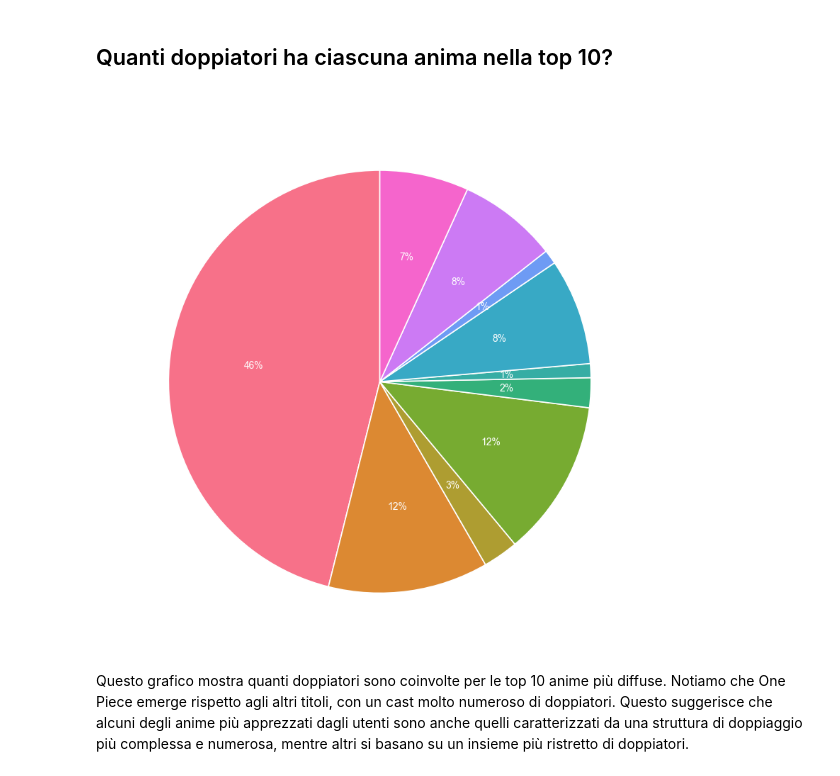
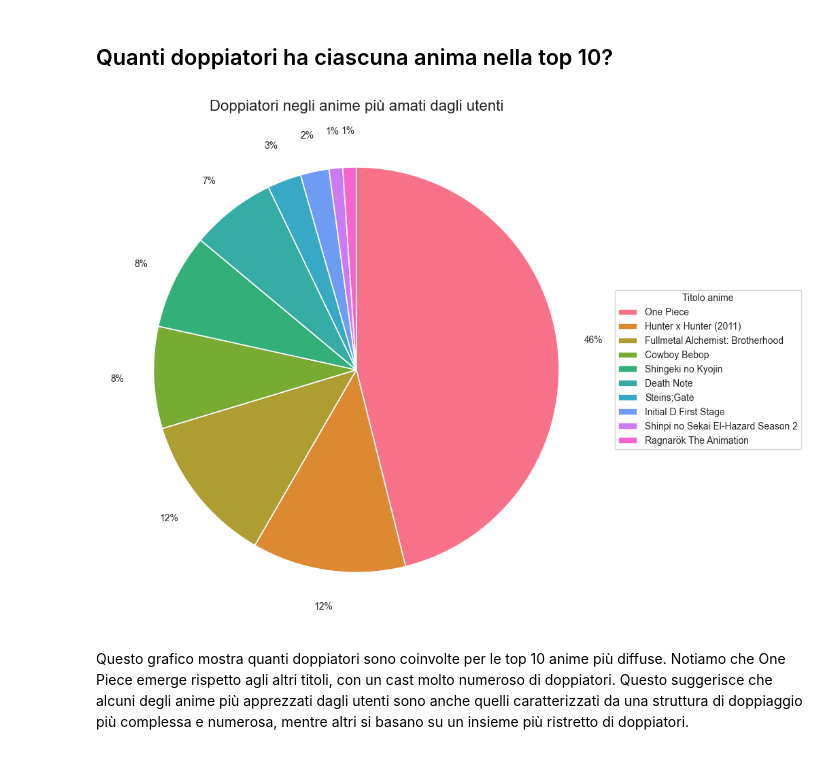
Before and after one commit to kledisateqja/hci-assignment, a Jupyter notebook: solution/notebook/storytelling.ipynb, the cells around one changed output. Saved outputs shown, nothing was run; the diff lists cells and outputs as text; code cells hidden in the pictures.

Commit message:
fix: sistemazione colore grafici

```diff
--- a/solution/notebook/storytelling.ipynb
+++ b/solution/notebook/storytelling.ipynb
@@ -526,48 +526,81 @@ Questi due grafici mostrano la struttura e la popolarità dei personaggi negli a
 # %% [markdown]
 ## Quanti doppiatori ha ciascuna anima nella top 10?
 # %%
+#preparazione dati
 details = df_details.copy()
 favs = df_favs.copy()
+
 voice_works = df_person_voice_works.copy()
-
 valid_mal_ids = details["mal_id"].unique()
 filtered_favs = favs[favs["mal_id"].isin(valid_mal_ids)]
 
 top_anime = filtered_favs["mal_id"].value_counts().head(10).reset_index()
 top_anime.columns = ["mal_id", "fav_count"]
 
-top_anime = pd.merge(top_anime, details[["mal_id", "title"]], on="mal_id", how="inner")
+top_anime = pd.merge(
+    top_anime, details[["mal_id", "title"]], on="mal_id", how="inner"
+)
 
 voice_actor_counts = (
     voice_works[voice_works["anime_mal_id"].isin(top_anime["mal_id"])]
     .groupby("anime_mal_id")["person_mal_id"]
     .nunique()
     .reset_index()
 )
+
 voice_actor_counts.columns = ["mal_id", "distinct_voice_actors"]
 
-top_anime_voice = pd.merge(top_anime, voice_actor_counts, on="mal_id", how="left")
-top_anime_voice["distinct_voice_actors"] = top_anime_voice["distinct_voice_actors"].fillna(0).astype(int)
+top_anime_voice = pd.merge(
+    top_anime, voice_actor_counts , on="mal_id", how="left"
+)
 
+top_anime_voice["distinct_voice_actors"] = (
+    top_anime_voice["distinct_voice_actors"]
+    .fillna(0)
+    .astype(int)
+)
+
+top_anime_voice = top_anime_voice.sort_values(
+    "distinct_voice_actors", ascending=False
+)
+
+# PLOT
+plt.style.use("default")
+sns.set_style("whitegrid")
 palette = sns.color_palette("husl", len(top_anime_voice))
-fig, ax = plt.subplots(figsize=(11, 8), facecolor="white")
+fig, ax = plt.subplots(figsize=(12, 8), facecolor="white")
 fig.patch.set_facecolor("white")
 ax.set_facecolor("white")
 
-ax.pie(
-    top_anime_voice["distinct_voice_actors"],
-    labels=top_anime_voice["title"],
-    autopct="%1.0f%%",
-    startangle=90,
-    colors=palette,
-    wedgeprops={"edgecolor": "white", "linewidth": 1.2}
+wedges, texts = ax.pie(
+    top_anime_voice["distinct_voice_actors"], startangle=90 , counterclock=False, colors=palette , wedgeprops={"edgecolor": "white", "linewidth": 1.2}
 )
 
-ax.set_title("Voice actors in the top 10 most popular anime", fontsize=16)
+total = top_anime_voice["distinct_voice_actors"].sum()
+
+for wedge, value in zip(wedges, top_anime_voice["distinct_voice_actors"]):
+    angle = (wedge.theta2 + wedge.theta1) / 2
+    x = np.cos(np.deg2rad(angle))
+    y = np.sin(np.deg2rad(angle))
+
+    percentage = value / total * 100
+    ax.annotate(
+        f"{percentage:.0f}%", xy=(x, y), xytext=(1.18 * x, 1.18 * y), ha="center", va="center", arrowprops=dict(arrowstyle="-", connectionstyle="arc3")
+    )
+
+ax.set_title(
+    "Doppiatori negli anime più amati dagli utenti",
+    fontsize=16
+)
+
+ax.legend(
+    wedges, top_anime_voice["title"], title="Titolo anime",  loc="center left", bbox_to_anchor=(1, 0.5)
+)
+
 plt.tight_layout()
 plt.show()
 # %% [output]
-[figure, old version]
+[figure, new version]
 # %% [markdown]
 Questo grafico mostra quanti doppiatori sono coinvolte per le top 10 anime più diffuse. Notiamo che One Piece emerge rispetto agli altri titoli, con un cast molto numeroso di doppiatori. Questo suggerisce che alcuni degli anime più apprezzati dagli utenti sono anche quelli caratterizzati da una struttura di doppiaggio più complessa e numerosa, mentre altri si basano su un insieme più ristretto di doppiatori.
 # %% [markdown]
```
Also changed, not shown: parts of 19 cells of this notebook.
